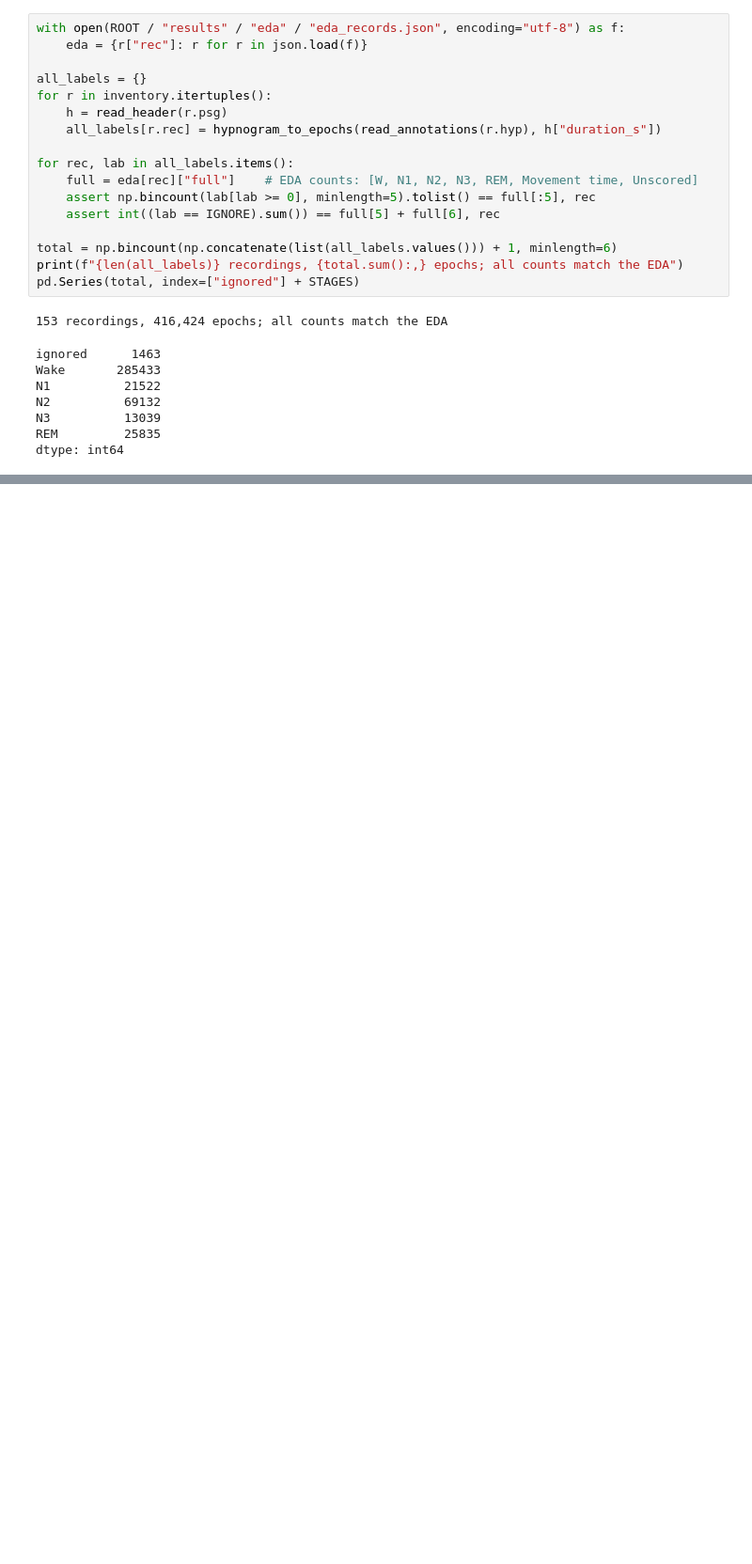
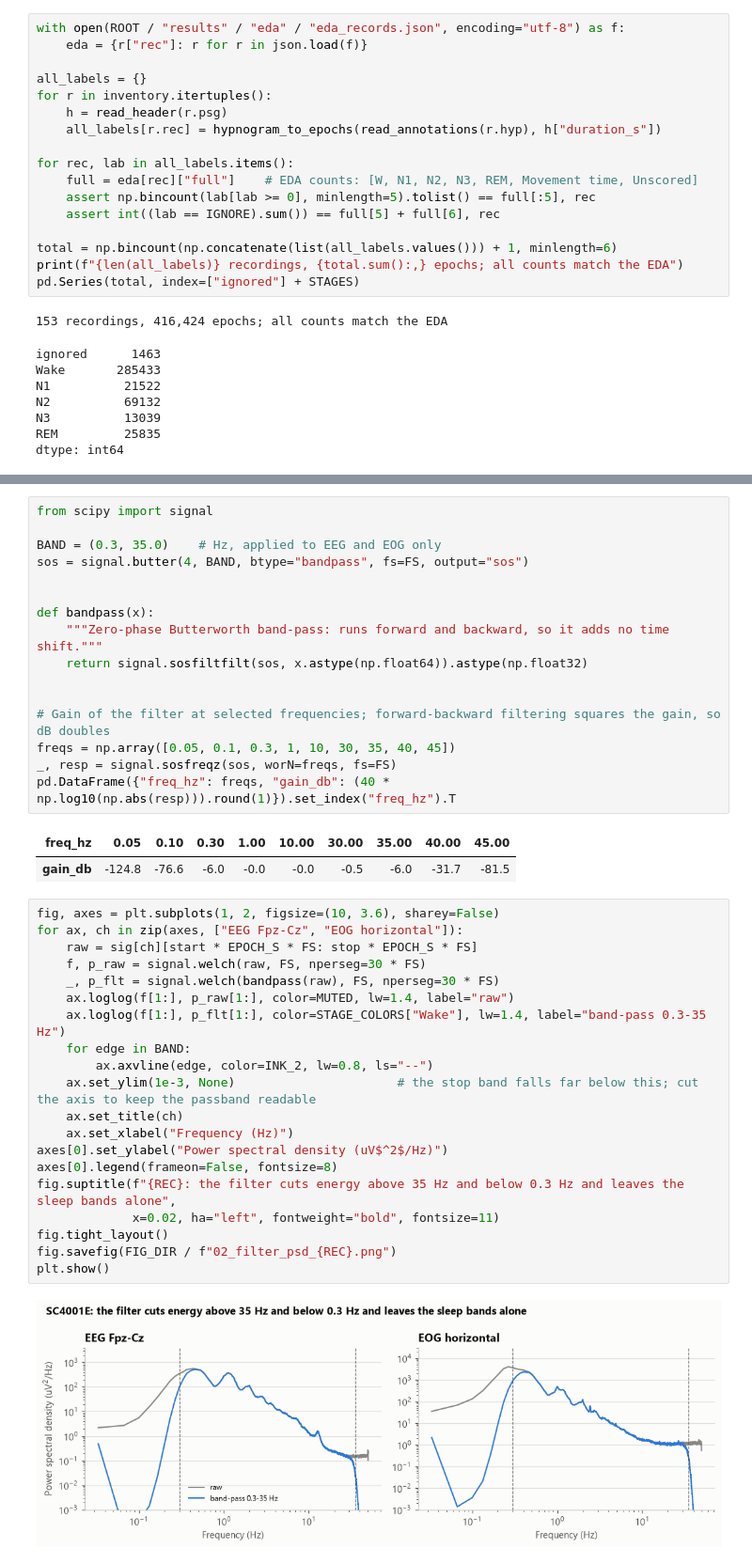
Before and after one commit to calvnvn/sleep-edfx, a Jupyter notebook: notebooks/02_preprocessing.ipynb, the cells around one changed output, grey strips where cells are left out. Shown at 94% size. Drawn from its saved outputs; the diff is of its cells as text; blank space fills up the shorter version.

```diff
--- a/notebooks/02_preprocessing.ipynb
+++ b/notebooks/02_preprocessing.ipynb
@@ -225,0 +300,41 @@ dtype: int64
+# %%
+from scipy import signal
+
+BAND = (0.3, 35.0)    # Hz, applied to EEG and EOG only
+sos = signal.butter(4, BAND, btype="bandpass", fs=FS, output="sos")
+
+
+def bandpass(x):
+    """Zero-phase Butterworth band-pass: runs forward and backward, so it adds no time shift."""
+    return signal.sosfiltfilt(sos, x.astype(np.float64)).astype(np.float32)
+
+
+# Gain of the filter at selected frequencies; forward-backward filtering squares the gain, so dB doubles
+freqs = np.array([0.05, 0.1, 0.3, 1, 10, 30, 35, 40, 45])
+_, resp = signal.sosfreqz(sos, worN=freqs, fs=FS)
+pd.DataFrame({"freq_hz": freqs, "gain_db": (40 * np.log10(np.abs(resp))).round(1)}).set_index("freq_hz").T
+# %% [output]
+| freq_hz | 0.05 | 0.10 | 0.30 | 1.00 | 10.00 | 30.00 | 35.00 | 40.00 | 45.00 |
+| gain_db | -124.8 | -76.6 | -6.0 | -0.0 | -0.0 | -0.5 | -6.0 | -31.7 | -81.5 |
+# %%
+fig, axes = plt.subplots(1, 2, figsize=(10, 3.6), sharey=False)
+for ax, ch in zip(axes, ["EEG Fpz-Cz", "EOG horizontal"]):
+    raw = sig[ch][start * EPOCH_S * FS: stop * EPOCH_S * FS]
+    f, p_raw = signal.welch(raw, FS, nperseg=30 * FS)
+    _, p_flt = signal.welch(bandpass(raw), FS, nperseg=30 * FS)
+    ax.loglog(f[1:], p_raw[1:], color=MUTED, lw=1.4, label="raw")
+    ax.loglog(f[1:], p_flt[1:], color=STAGE_COLORS["Wake"], lw=1.4, label="band-pass 0.3-35 Hz")
+    for edge in BAND:
+        ax.axvline(edge, color=INK_2, lw=0.8, ls="--")
+    ax.set_ylim(1e-3, None)                      # the stop band falls far below this; cut the axis to keep the passband readable
+    ax.set_title(ch)
+    ax.set_xlabel("Frequency (Hz)")
+axes[0].set_ylabel("Power spectral density (uV$^2$/Hz)")
+axes[0].legend(frameon=False, fontsize=8)
+fig.suptitle(f"{REC}: the filter cuts energy above 35 Hz and below 0.3 Hz and leaves the sleep bands alone",
+             x=0.02, ha="left", fontweight="bold", fontsize=11)
+fig.tight_layout()
+fig.savefig(FIG_DIR / f"02_filter_psd_{REC}.png")
+plt.show()
+# %% [output]
+[figure, added]
```
Also changed, not shown: parts of 14 cells of this notebook, 8 other files.
